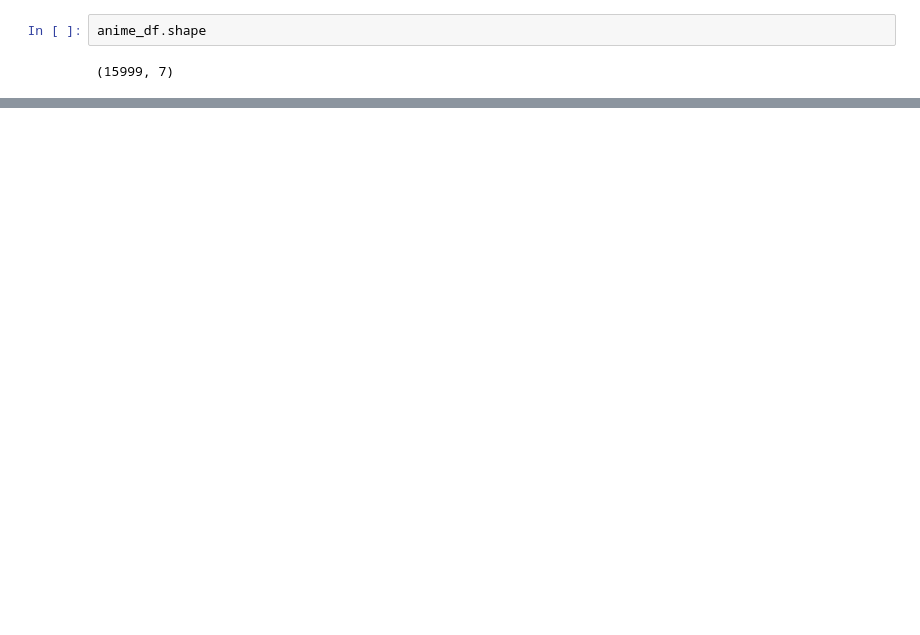
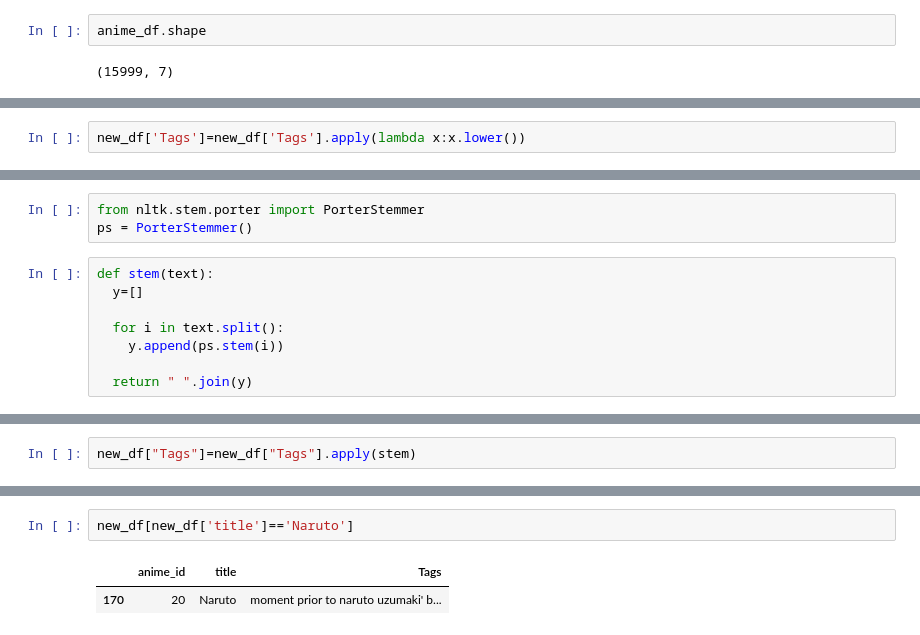
Before and after one commit to pranavvp16/Anime-Recommendation-system, a Jupyter notebook: anime_recommendation_model.ipynb, the cells around one changed output, grey strips where cells are left out. Cells and saved outputs as stored; diff of their text form; blank space fills up the shorter version.

```diff
--- a/anime_recommendation_model.ipynb
+++ b/anime_recommendation_model.ipynb
@@ -174,0 +315,2 @@ anime_df.shape
+# %%
+new_df['Tags']=new_df['Tags'].apply(lambda x:x.lower())
@@ -174,0 +356,11 @@ anime_df.shape
+# %%
+from nltk.stem.porter import PorterStemmer
+ps = PorterStemmer()
+# %%
+def stem(text):
+  y=[]
+
+  for i in text.split():
+    y.append(ps.stem(i))
+
+  return " ".join(y)
@@ -174,0 +371,2 @@ anime_df.shape
+# %%
+new_df["Tags"]=new_df["Tags"].apply(stem)
@@ -174,0 +400,5 @@ anime_df.shape
+# %%
+new_df[new_df['title']=='Naruto']
+# %% [output]
+|  | anime_id | title | Tags |
+| 170 | 20 | Naruto | moment prior to naruto uzumaki' b... |
```
Also changed, not shown: parts of 38 cells of this notebook.
